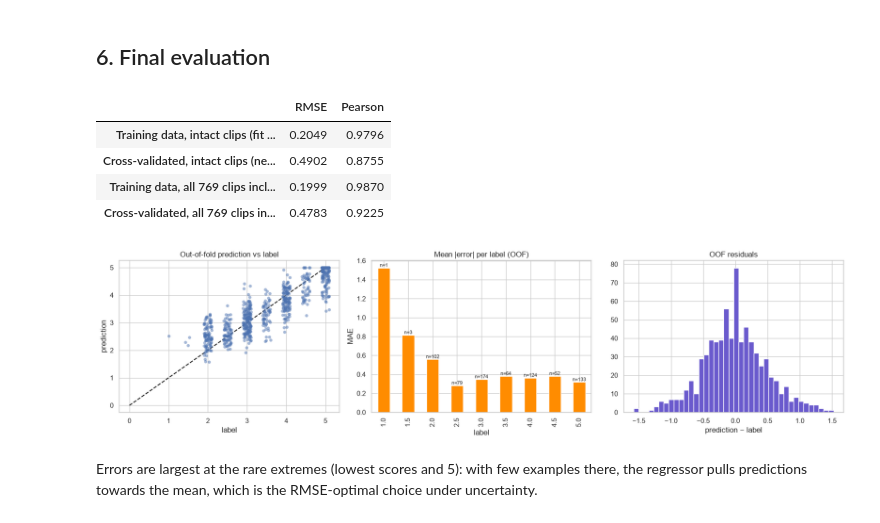
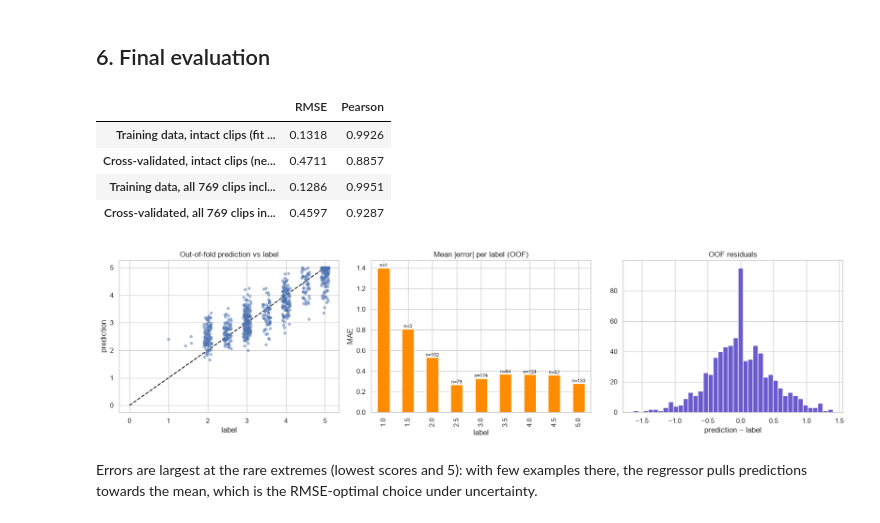
Before and after one commit to PJ2001-IND/shl-grammar-scoring, a Jupyter notebook: grammar_scoring.ipynb, the cells around one changed output. Cells and saved outputs as stored; diff of their text form; code cells hidden in the pictures.

```diff
--- a/grammar_scoring.ipynb
+++ b/grammar_scoring.ipynb
@@ -213,6 +216,8 @@ for tag, name in (("base-plus", "A_wavlm_base_ridge"), ("large", "A2_wavlm_large
     lo = W_LO[tag] = nl // 4
     Xtr_, Xte_ = W_tr[:, lo:].reshape(len(W_tr), -1), W_te[:, lo:].reshape(len(W_te), -1)
     base[name] = cv_oof(ridge, Xtr_, yk, Xte_); FIT[name] = (ridge, Xtr_)
+    if tag == "large":  # A3: non-linear (RBF-kernel SVR) learner on the same embedding
+        base["A3_wavlm_large_svr"] = cv_oof(svr, Xtr_, yk, Xte_); FIT["A3_wavlm_large_svr"] = (svr, Xtr_)
     print(f"WavLM-{tag}: best single layer {int(np.argmin(layer_rmse))} (RMSE {min(layer_rmse):.4f}); "
           f"concatenated layers {lo}-{nl - 1}: RMSE {rmse(np.clip(base[name][0], 0, 5), yk):.4f}")
 ax.set(title="Single-layer CV RMSE by relative depth", xlabel="relative layer depth (0 = CNN output, 1 = top)", ylabel="RMSE"); ax.legend()
@@ -223,0 +234,7 @@ WavLM-large: best single layer 21 (RMSE 0.5403); concatenated layers 6-24: RMSE
+# %%
+if have("features/whisper_enc.npz"):
+    z = np.load("features/whisper_enc.npz"); lo_w = z["X"].shape[1] // 4
+    G_tr = align(z["keys"], z["X"], tr_keys)[ok_tr][:, lo_w:].reshape(ok_tr.sum(), -1).astype(np.float32)
+    G_te = align(z["keys"], z["X"], te_keys)[:, lo_w:].reshape(len(te_keys), -1).astype(np.float32)
+    base["G_whisper_enc_svr"] = cv_oof(svr, G_tr, yk, G_te); FIT["G_whisper_enc_svr"] = (svr, G_tr)
+    print(f"Whisper encoder blocks {z['layers'][lo_w:].tolist()}, SVR: CV RMSE {rmse(np.clip(base['G_whisper_enc_svr'][0], 0, 5), yk):.4f}")
@@ -243,8 +262,11 @@ base["D_features_gbm"]   = cv_oof(gbm,   Xb_tr, yk, Xb_te); FIT["D_features_gbm"
 if have("features/text_emb.npz"):
     z = np.load("features/text_emb.npz"); Xc_tr, Xc_te = align(z["keys"], z["X"], tr_keys)[ok_tr], align(z["keys"], z["X"], te_keys)
     base["C_mpnet_ridge"] = cv_oof(ridge, Xc_tr, yk, Xc_te); FIT["C_mpnet_ridge"] = (ridge, Xc_tr)
-if have("features/deberta_oof.npy"):
-    base["F_deberta_finetuned"] = (np.load("features/deberta_oof.npy")[ok_tr], np.load("features/deberta_test.npy"))
+DEB = [s for s in ("", "_s7", "_s2026") if have(f"features/deberta_oof{s}.npy")]  # fine-tuning seeds, averaged
+if DEB:
+    deb = lambda part: np.mean([np.load(f"features/deberta_{part}{s}.npy") for s in DEB], 0)
+    base["F_deberta_finetuned"] = (deb("oof")[ok_tr], deb("test"))
+    print(f"DeBERTa: {len(DEB)} seed(s) averaged")
 base = dict(sorted(base.items()))
 res = pd.DataFrame({n: {"CV RMSE": rmse(np.clip(o, 0, 5), yk), "CV Pearson": pearsonr(o, yk)[0]}
                     for n, (o, _) in base.items()}).T
@@ -312,28 +341,28 @@ A positive Δ means the stack gets worse without that model, i.e. the view adds
 # %%
 # Training RMSE (compulsory): refit every base model on ALL training data, predict the same training data,
 # combine with the stack weights. This is optimistic (the rows were seen in training); the nested CV RMSE
 # above is the honest estimate of leaderboard performance.
 full_tr = {}
 for n in names:
-    if n == "F_deberta_finetuned":   full_tr[n] = np.load("features/deberta_train.npy")[ok_tr]  # mean of the 5 fold models
+    if n == "F_deberta_finetuned":   full_tr[n] = deb("train")[ok_tr]  # mean of the fold models (all seeds)
     else:
         make, X_ = FIT[n]; full_tr[n] = make().fit(X_, yk).predict(X_)
 train_fit = np.clip(np.column_stack([full_tr[n] for n in names]) @ wts + b0, 0, 5)
 # full pipeline on all 769 training clips: gate -> 0, otherwise the model
 all_fit, all_oof = np.zeros_like(y), np.zeros_like(y)
 all_fit[ok_tr], all_oof[ok_tr] = train_fit, oof
 summary = pd.DataFrame({
     "RMSE":    [rmse(train_fit, yk), rmse(oof, yk), rmse(all_fit, y), rmse(all_oof, y)],
     "Pearson": [pearsonr(train_fit, yk)[0], pearsonr(oof, yk)[0], pearsonr(all_fit, y)[0], pearsonr(all_oof, y)[0]],
 }, index=["Training data, intact clips (fit on all)", "Cross-validated, intact clips (nested OOF)",
           "Training data, all 769 clips incl. gate", "Cross-validated, all 769 clips incl. gate"]).round(4)
 summary
 # %% [output]
 |  | RMSE | Pearson |
-| Training data, intact clips (fit ... | 0.2049 | 0.9796 |
-| Cross-validated, intact clips (ne... | 0.4902 | 0.8755 |
-| Training data, all 769 clips incl... | 0.1999 | 0.9870 |
-| Cross-validated, all 769 clips in... | 0.4783 | 0.9225 |
+| Training data, intact clips (fit ... | 0.1318 | 0.9926 |
+| Cross-validated, intact clips (ne... | 0.4711 | 0.8857 |
+| Training data, all 769 clips incl... | 0.1286 | 0.9951 |
+| Cross-validated, all 769 clips in... | 0.4597 | 0.9287 |
 # %%
 fig, ax = plt.subplots(1, 3, figsize=(17, 4.5))
 sns.stripplot(x=yk, y=oof, ax=ax[0], alpha=.5, jitter=.2, native_scale=True)
@@ -344,7 +373,7 @@ for i, (m, s) in enumerate(err.values): ax[1].text(i, m, f"n={int(s)}", ha="cent
 ax[2].hist(oof - yk, bins=40, color="slateblue"); ax[2].set(title="OOF residuals", xlabel="prediction − label")
 plt.tight_layout(); plt.show()
 # %% [output]
-[figure, old version]
+[figure, new version]
 # %% [markdown]
 Errors are largest at the rare extremes (lowest scores and 5): with few examples there, the regressor pulls
 predictions towards the mean, which is the RMSE-optimal choice under uncertainty.
```
Also changed, not shown: parts of 12 cells of this notebook, 10 other files.
